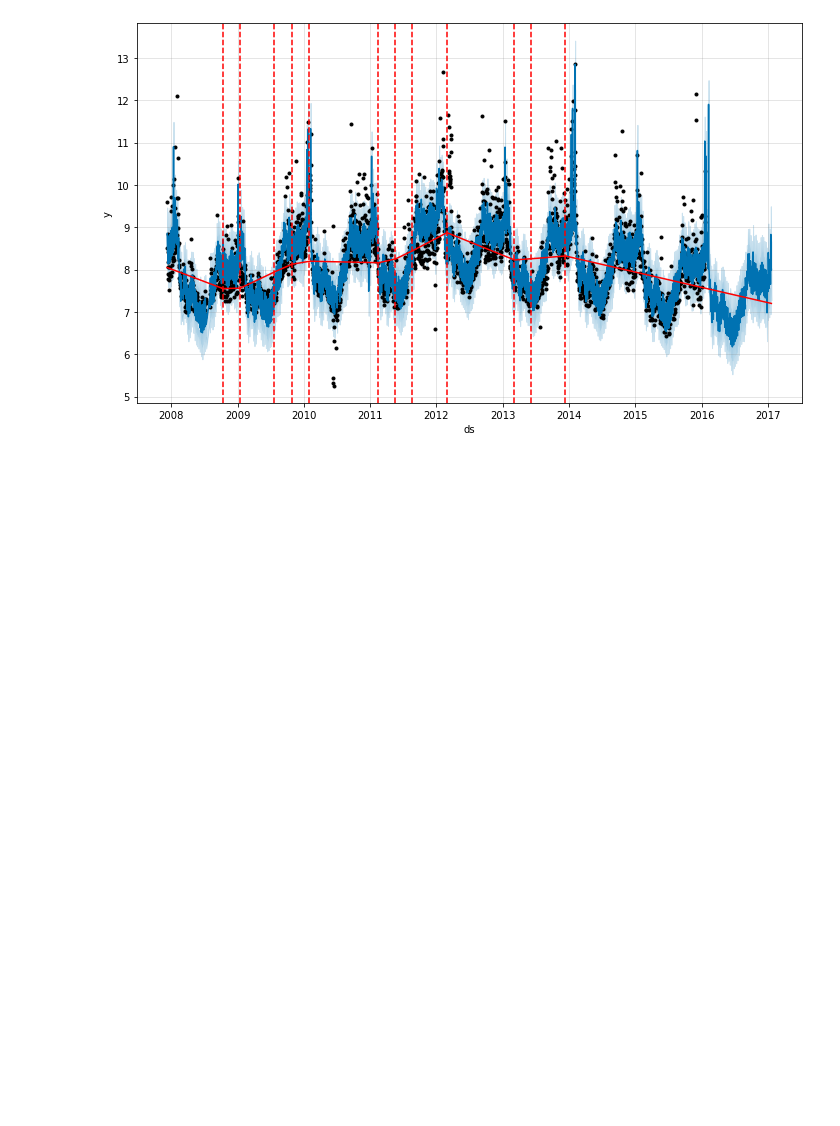
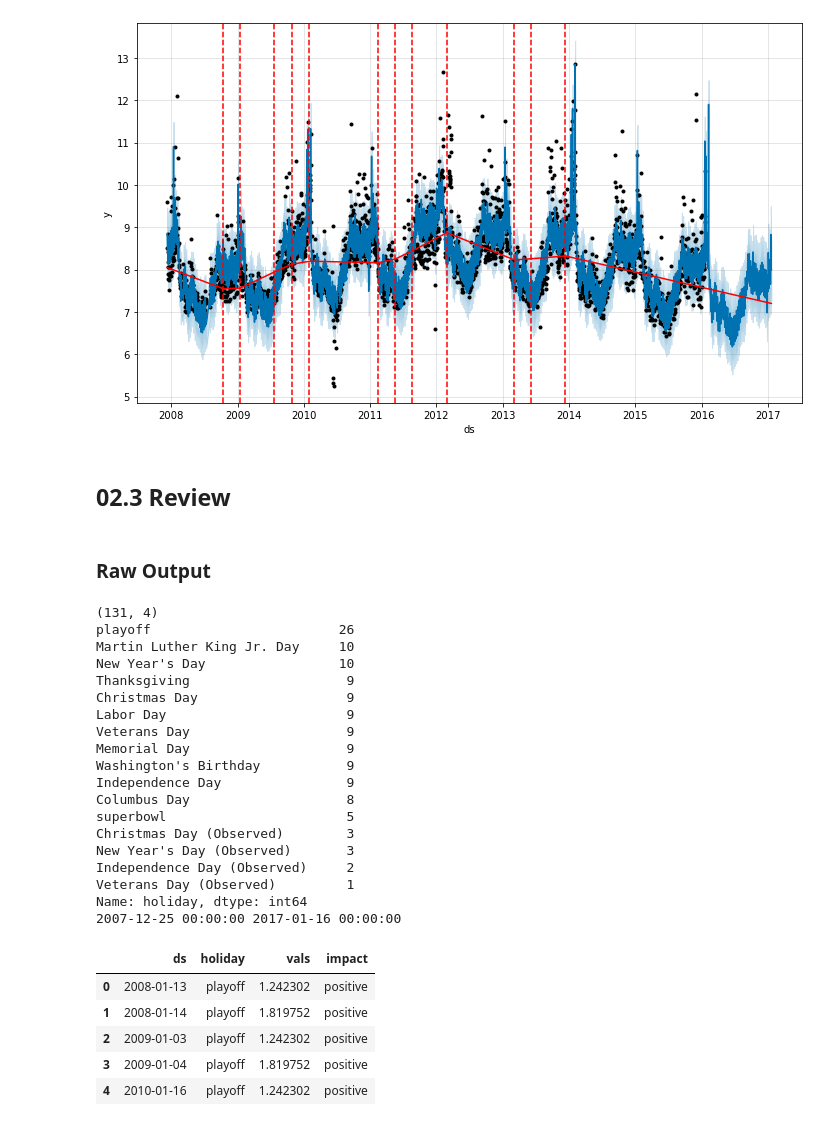
Before and after one commit to Ivanlong0630/Time_Series, a Jupyter notebook: Prophet/04_Prophet_Seasonality_HolidayEffects_Regressors.ipynb, the cells around one changed output. Cells and saved outputs as stored; diff of their text form; code cells hidden in the pictures; blank space fills up the shorter version.

```diff
--- a/Prophet/04_Prophet_Seasonality_HolidayEffects_Regressors.ipynb
+++ b/Prophet/04_Prophet_Seasonality_HolidayEffects_Regressors.ipynb
@@ -400,3 +400,7 @@ a_choliday=add_changepoints_to_plot(fig_choliday_all.gca(),
 [figure]
 # %%
 ## Need to highlight the impact of adding US holidays
+# %% [markdown]
+## 02.3 Review
+# %% [markdown]
+### Raw Output
@@ -402,0 +409,39 @@ a_choliday=add_changepoints_to_plot(fig_choliday_all.gca(),
+# %%
+forecast_choliday_review=forecast_choliday.melt(id_vars='ds',
+                                                value_vars=m_cholidays.train_holiday_names,
+                                                var_name='holiday',
+                                                value_name='vals'
+                                               ).loc[lambda x:x.vals!=0,:].reset_index(drop=True)
+forecast_choliday_review.loc[:,'impact']=np.where(forecast_choliday_review.vals>0,'positive','negative')
+
+print(forecast_choliday_review.shape)
+print(forecast_choliday_review.holiday.value_counts())
+print(forecast_choliday_review.ds.min(),
+      forecast_choliday_review.ds.max())
+forecast_choliday_review.head(5)
+# %% [output]
+(131, 4)
+playoff                        26
+Martin Luther King Jr. Day     10
+New Year's Day                 10
+Thanksgiving                    9
+Christmas Day                   9
+Labor Day                       9
+Veterans Day                    9
+Memorial Day                    9
+Washington's Birthday           9
+Independence Day                9
+Columbus Day                    8
+superbowl                       5
+Christmas Day (Observed)        3
+New Year's Day (Observed)       3
+Independence Day (Observed)     2
+Veterans Day (Observed)         1
+Name: holiday, dtype: int64
+2007-12-25 00:00:00 2017-01-16 00:00:00
+|  | ds | holiday | vals | impact |
+| 0 | 2008-01-13 | playoff | 1.242302 | positive |
+| 1 | 2008-01-14 | playoff | 1.819752 | positive |
+| 2 | 2009-01-03 | playoff | 1.242302 | positive |
+| 3 | 2009-01-04 | playoff | 1.819752 | positive |
+| 4 | 2010-01-16 | playoff | 1.242302 | positive |
```
Also changed, not shown: parts of 10 cells of this notebook.
